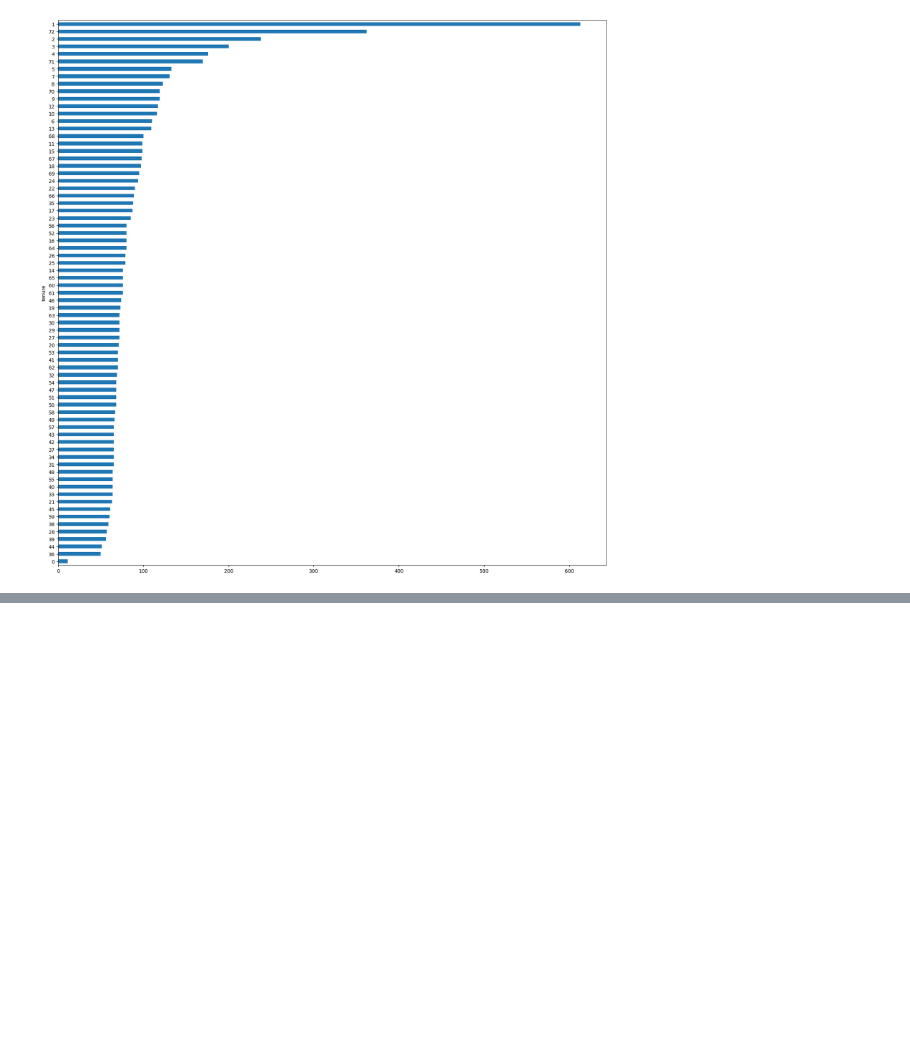
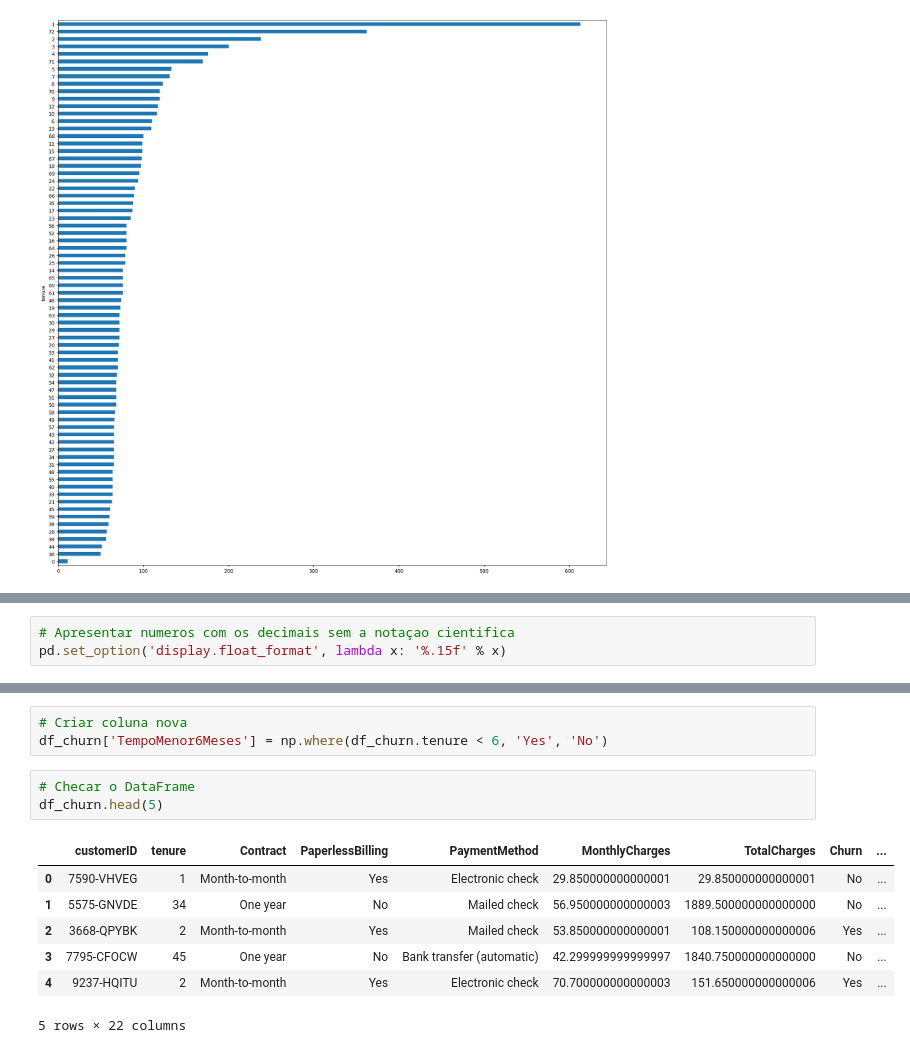
Before and after one commit to Thorugoh/ai-studies, a Jupyter notebook: eda/univariate_analysis_chrun.ipynb, the cells around one changed output, grey strips where cells are left out. Drawn from its saved outputs; the diff is of its cells as text; blank space fills up the shorter version.

```diff
--- a/eda/univariate_analysis_chrun.ipynb
+++ b/eda/univariate_analysis_chrun.ipynb
@@ -277,0 +332,3 @@ df_churn.groupby(['tenure'])['tenure'].count().sort_values().plot.barh(figsize=(
+# %%
+# Apresentar numeros com os decimais sem a notaçao cientifica
+pd.set_option('display.float_format', lambda x: '%.15f' % x)
@@ -277,0 +354,14 @@ df_churn.groupby(['tenure'])['tenure'].count().sort_values().plot.barh(figsize=(
+# %%
+# Criar coluna nova
+df_churn['TempoMenor6Meses'] = np.where(df_churn.tenure < 6, 'Yes', 'No')
+# %%
+# Checar o DataFrame
+df_churn.head(5)
+# %% [output]
+|  | customerID | tenure | Contract | PaperlessBilling | PaymentMethod | MonthlyCharges | TotalCharges | Churn | ... |
+| 0 | 7590-VHVEG | 1 | Month-to-month | Yes | Electronic check | 29.850000000000001 | 29.850000000000001 | No | ... |
+| 1 | 5575-GNVDE | 34 | One year | No | Mailed check | 56.950000000000003 | 1889.500000000000000 | No | ... |
+| 2 | 3668-QPYBK | 2 | Month-to-month | Yes | Mailed check | 53.850000000000001 | 108.150000000000006 | Yes | ... |
+| 3 | 7795-CFOCW | 45 | One year | No | Bank transfer (automatic) | 42.299999999999997 | 1840.750000000000000 | No | ... |
+| 4 | 9237-HQITU | 2 | Month-to-month | Yes | Electronic check | 70.700000000000003 | 151.650000000000006 | Yes | ... |
+5 rows × 22 columns
```
Also changed, not shown: parts of 19 cells of this notebook, 2 other files.
